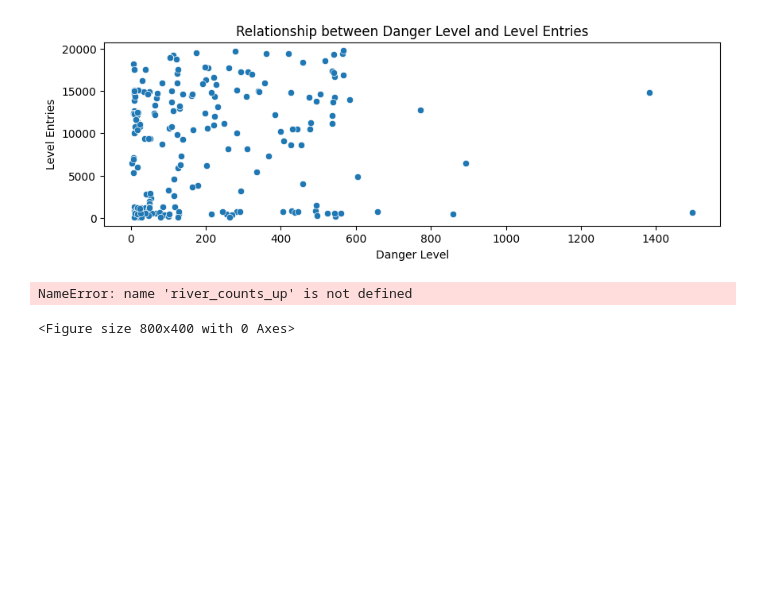
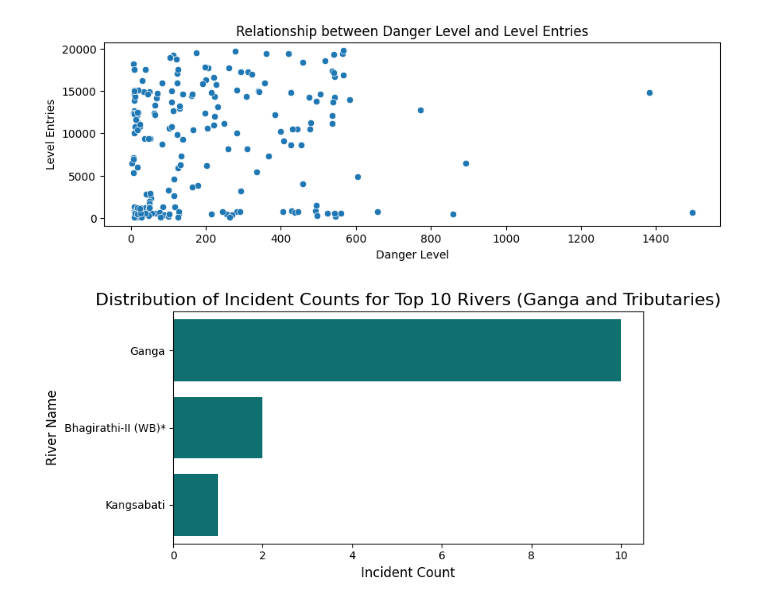
Before and after one commit to sparshgoyal2701/Indo-Floods-Data-Visualization-Project-, a Jupyter notebook: Flood_Events_in_India.ipynb, the cells around one changed output. Drawn from its saved outputs; the diff is of its cells as text; code cells hidden in the pictures; blank space fills up the shorter version.

```diff
--- a/Flood_Events_in_India.ipynb
+++ b/Flood_Events_in_India.ipynb
@@ -225,14 +226,16 @@ plt.show()
 # %% [output]
 [figure]
 # %%
+river_counts = df.groupby('River Name/ Tributory/ SubTributory').size().reset_index(name='Incident_Count')
+ganga_tributaries = df[df['Basin'].str.contains('Ganga', na=False) & ~df['Basin'].str.contains('Brahmaputra', na=False)]['River Name/ Tributory/ SubTributory'].unique()
+river_counts_up = river_counts[river_counts['River Name/ Tributory/ SubTributory'].isin(ganga_tributaries)]
 plt.figure(figsize=(8, 4))
-sns.barplot(x='Incident_Count', y='River Name', data=river_counts_up.head(10).sort_values('Incident_Count', ascending=False), color = 'teal')
+sns.barplot(x='Incident_Count', y='River Name/ Tributory/ SubTributory', data=river_counts_up.head(10).sort_values('Incident_Count', ascending=False), color = 'teal')
 plt.title('Distribution of Incident Counts for Top 10 Rivers (Ganga and Tributaries)', fontsize=16)
 plt.xlabel('Incident Count', fontsize=12)
 plt.ylabel('River Name', fontsize=12)
 plt.tight_layout()
 plt.show()
 # %% [output]
-NameError: name 'river_counts_up' is not defined
-<Figure size 800x400 with 0 Axes>
+[figure, added]
 # %%
```
Also changed, not shown: parts of 3 cells of this notebook.
